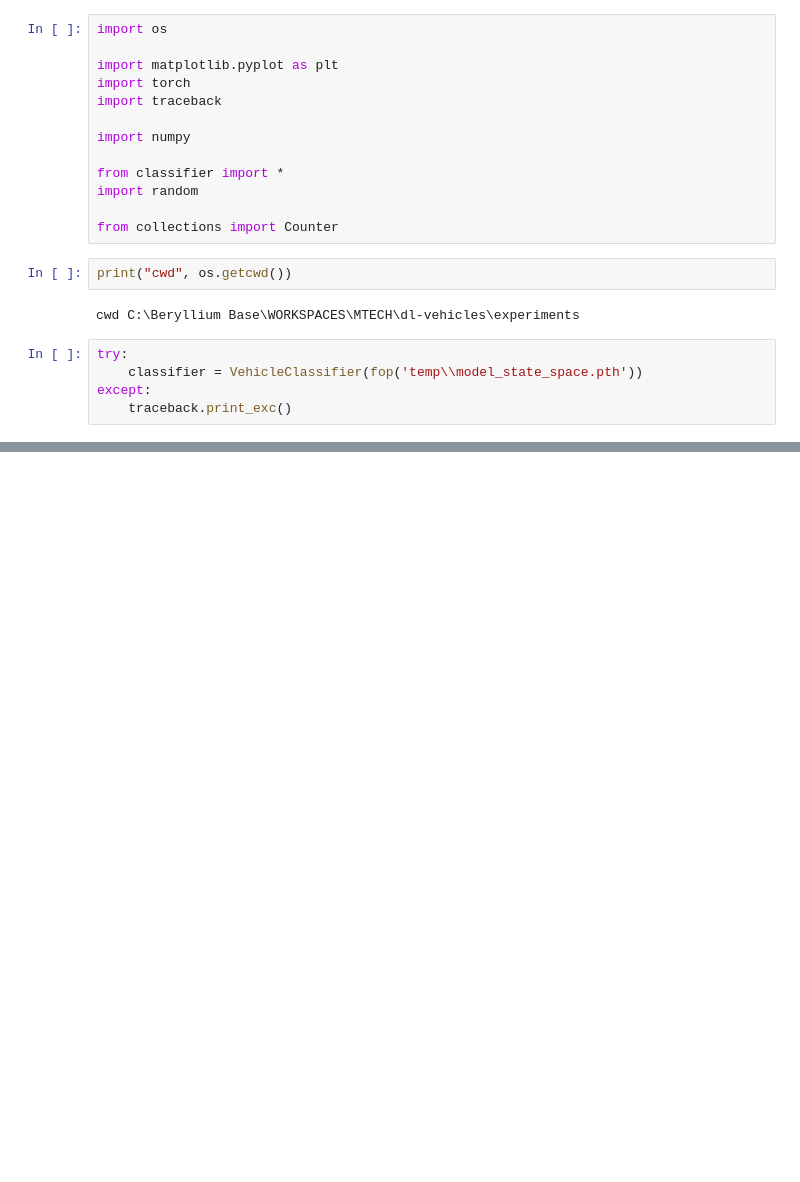
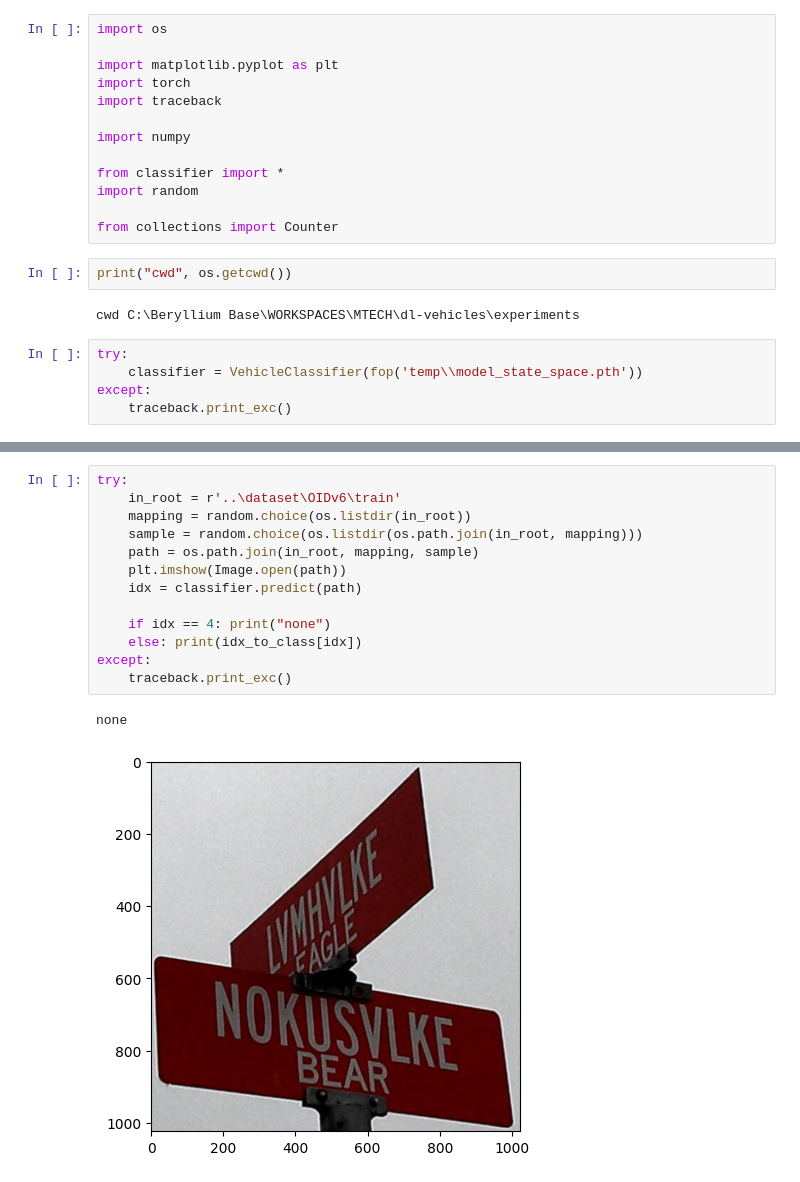
Before and after one commit to Minecraftian14/dl-vehicles, a Jupyter notebook: experiments/solution_validity.ipynb, the cells around one changed output, grey strips where cells are left out. Drawn from its saved outputs; the diff is of its cells as text; blank space fills up the shorter version.

```diff
--- a/experiments/solution_validity.ipynb
+++ b/experiments/solution_validity.ipynb
@@ -47,0 +39,16 @@ motorcycle
+# %%
+try:
+    in_root = r'..\dataset\OIDv6\train'
+    mapping = random.choice(os.listdir(in_root))
+    sample = random.choice(os.listdir(os.path.join(in_root, mapping)))
+    path = os.path.join(in_root, mapping, sample)
+    plt.imshow(Image.open(path))
+    idx = classifier.predict(path)
+
+    if idx == 4: print("none")
+    else: print(idx_to_class[idx])
+except:
+    traceback.print_exc()
+# %% [output]
+none
+[figure, added]
```
Also changed, not shown: parts of 1 cell of this notebook, 7 other files.
